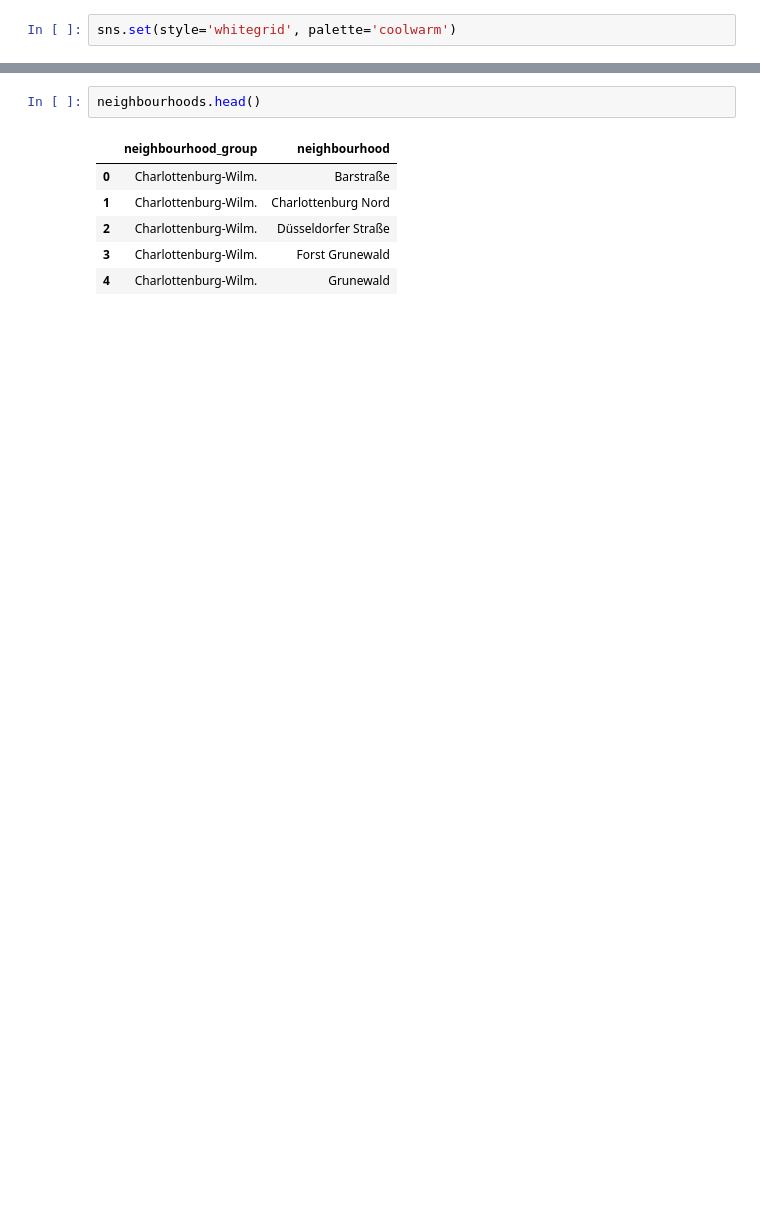
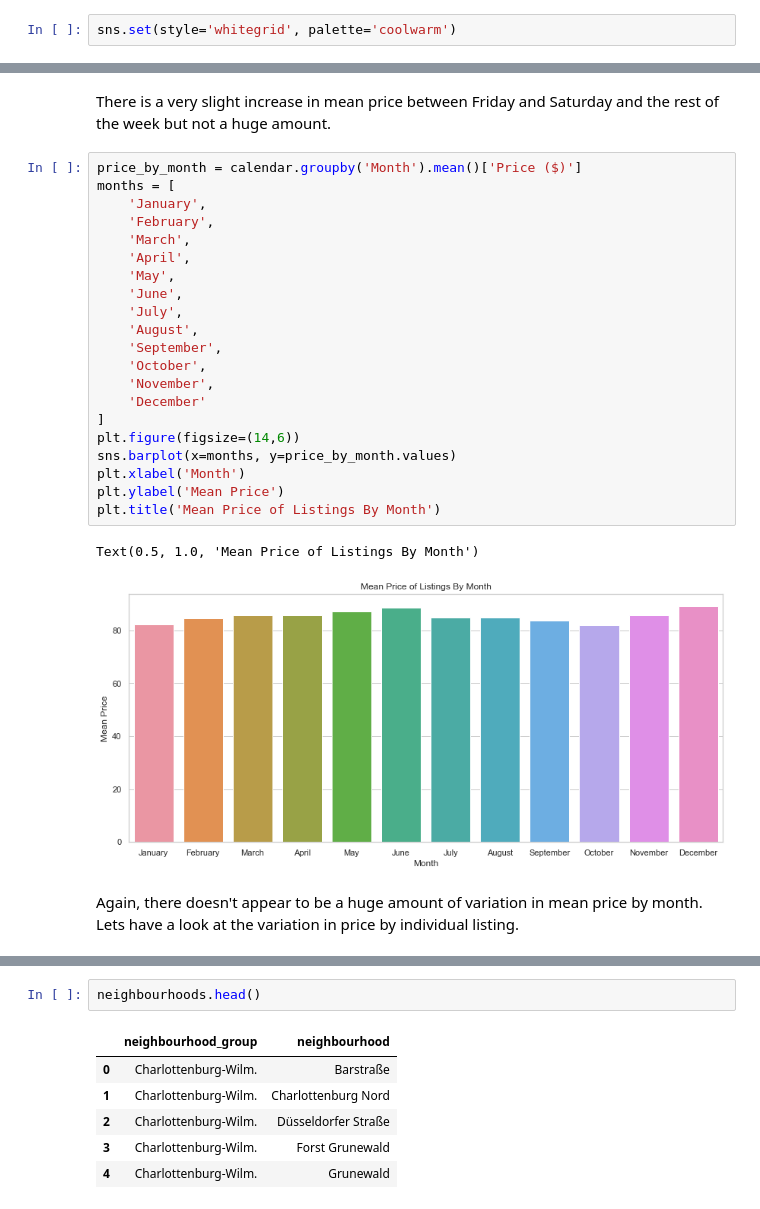
Before and after one commit to nickhill97/berlin_airbnb, a Jupyter notebook: notebooks/eda.ipynb, the cells around one changed output, grey strips where cells are left out. Saved outputs shown, nothing was run; the diff lists cells and outputs as text; blank space fills up the shorter version.

```diff
--- a/notebooks/eda.ipynb
+++ b/notebooks/eda.ipynb
@@ -481,0 +158,28 @@ dtype: int64
+# %% [markdown]
+There is a very slight increase in mean price between Friday and Saturday and the rest of the week but not a huge amount.
+# %%
+price_by_month = calendar.groupby('Month').mean()['Price ($)']
+months = [
+    'January',
+    'February',
+    'March',
+    'April',
+    'May',
+    'June',
+    'July',
+    'August',
+    'September',
+    'October',
+    'November',
+    'December'
+]
+plt.figure(figsize=(14,6))
+sns.barplot(x=months, y=price_by_month.values)
+plt.xlabel('Month')
+plt.ylabel('Mean Price')
+plt.title('Mean Price of Listings By Month')
+# %% [output]
+Text(0.5, 1.0, 'Mean Price of Listings By Month')
+[figure, added]
+# %% [markdown]
+Again, there doesn't appear to be a huge amount of variation in mean price by month. Lets have a look at the variation in price by individual listing.
```
Also changed, not shown: parts of 417 cells of this notebook.
